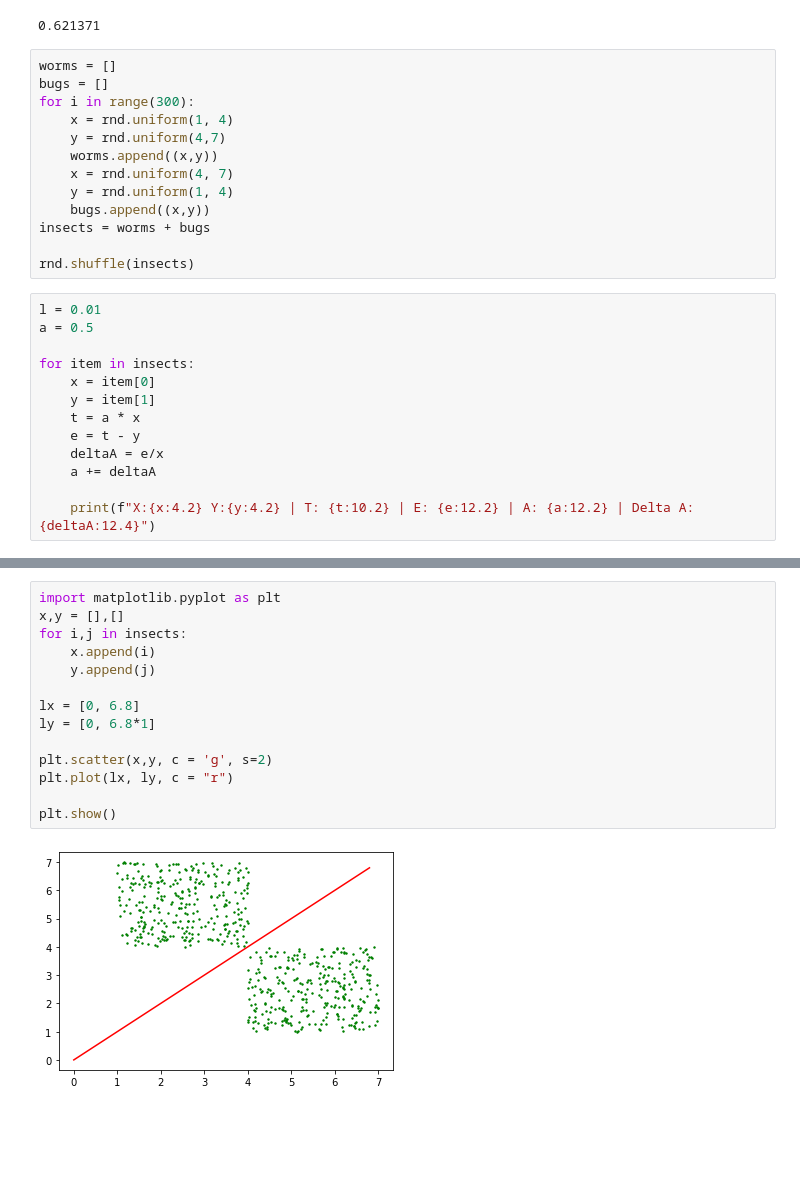
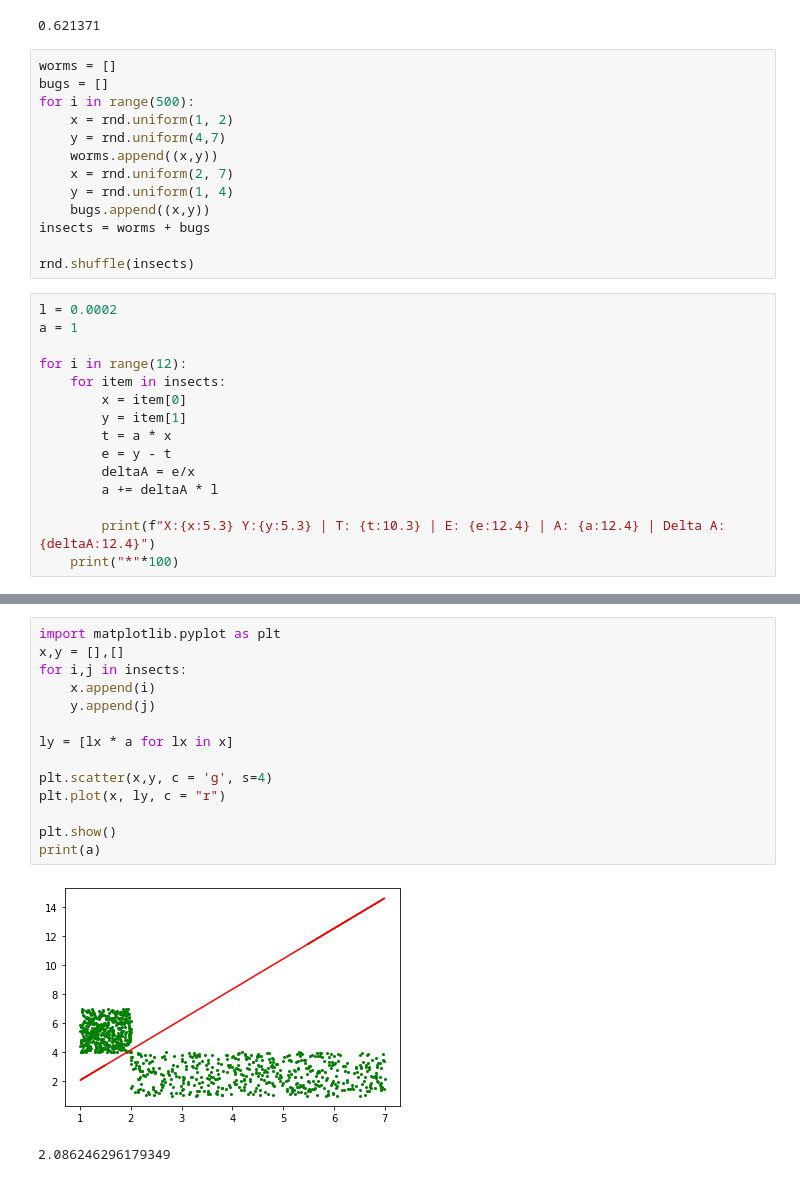
Before and after one commit to rafraptor/rashidnnw, a Jupyter notebook: CH1.ipynb, the cells around one changed output, grey strips where cells are left out. Drawn from its saved outputs; the diff is of its cells as text; blank space fills up the shorter version.

```diff
--- a/CH1.ipynb
+++ b/CH1.ipynb
@@ -52,27 +52,29 @@ print(weight)
 # %%
 worms = []
 bugs = []
-for i in range(300):
-    x = rnd.uniform(1, 4)
+for i in range(500):
+    x = rnd.uniform(1, 2)
     y = rnd.uniform(4,7)
     worms.append((x,y))
-    x = rnd.uniform(4, 7)
+    x = rnd.uniform(2, 7)
     y = rnd.uniform(1, 4)
     bugs.append((x,y))
 insects = worms + bugs
 
 rnd.shuffle(insects)
 # %%
-l = 0.01
-a = 0.5
+l = 0.0002
+a = 1
 
-for item in insects:
-    x = item[0]
-    y = item[1]
-    t = a * x
-    e = t - y
-    deltaA = e/x
-    a += deltaA
+for i in range(12):
+    for item in insects:
+        x = item[0]
+        y = item[1]
+        t = a * x
+        e = y - t
+        deltaA = e/x
+        a += deltaA * l
 
-    print(f"X:{x:4.2} Y:{y:4.2} | T: {t:10.2} | E: {e:12.2} | A: {a:12.2} | Delta A: {deltaA:12.4}")
+        print(f"X:{x:5.3} Y:{y:5.3} | T: {t:10.3} | E: {e:12.4} | A: {a:12.4} | Delta A: {deltaA:12.4}")
+    print("*"*100)
 # %% [output]
@@ -96,17 +98,18 @@ X: 6.8 Y: 2.7 | T:    -1e+181 | E:      -1e+181 | A:      -3e+180 | Delta A:  -1
 # %%
 import matplotlib.pyplot as plt
 x,y = [],[]
 for i,j in insects:
     x.append(i)
     y.append(j)
 
-lx = [0, 6.8]
-ly = [0, 6.8*1]
+ly = [lx * a for lx in x]
 
-plt.scatter(x,y, c = 'g', s=2)
-plt.plot(lx, ly, c = "r")
+plt.scatter(x,y, c = 'g', s=4)
+plt.plot(x, ly, c = "r")
 
 plt.show()
+print(a)
 # %% [output]
-[figure, old version]
+[figure, new version]
+2.086246296179349
 # %%
```
Also changed, not shown: parts of 4 cells of this notebook.
